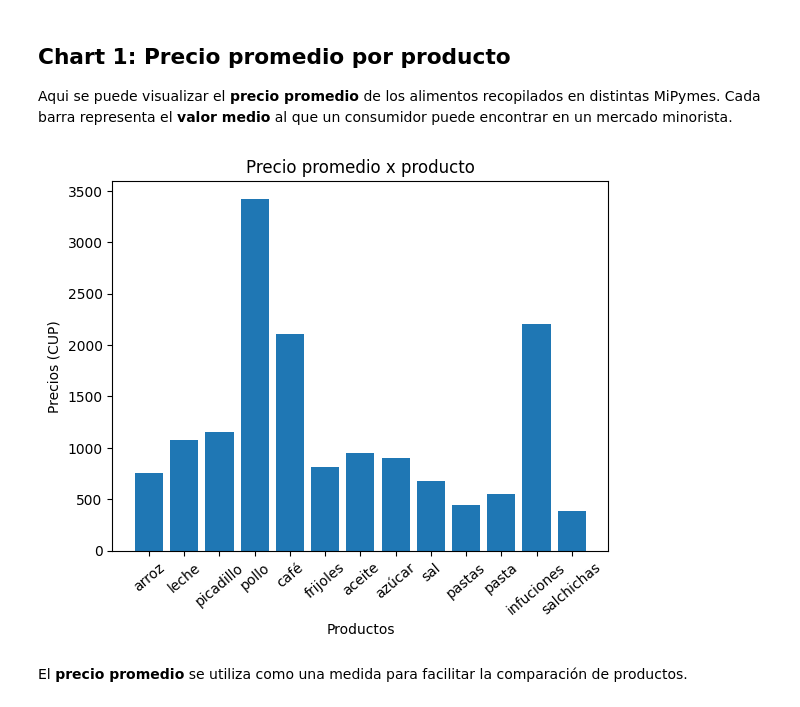
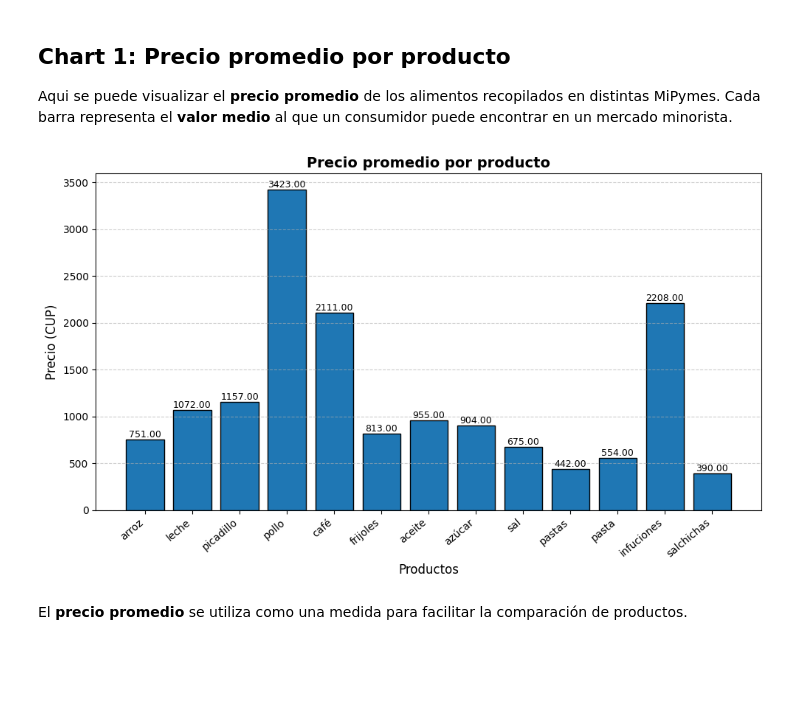
Before and after one commit to L14Npy/project_01, a Jupyter notebook: story.ipynb, the cells around one changed output. Cells and saved outputs as stored; diff of their text form; code cells hidden in the pictures; blank space fills up the shorter version.

Commit message:
graph edition

```diff
--- a/story.ipynb
+++ b/story.ipynb
@@ -42,9 +42,45 @@ Basket('basket.json')
 
 Aqui se puede visualizar el **precio promedio** de los alimentos recopilados en distintas MiPymes. Cada barra representa el **valor medio** al que un consumidor puede encontrar en un mercado minorista.
 # %%
+def ChartAverageProducts():
+    data = AverageProducts()
+    products = list(data.keys())
+    averages = list(data.values())
+
+    plt.figure(figsize=(10, 6))  # tamaño de la gráfica
+
+    bars = plt.bar(
+        products,
+        averages,
+        edgecolor='black',
+        linewidth=1
+    )
+
+    plt.title('Precio promedio por producto', fontsize=14, fontweight='bold')
+    plt.xlabel('Productos', fontsize=12)
+    plt.ylabel('Precio (CUP)', fontsize=12)
+
+    plt.xticks(rotation=40, ha='right')
+    plt.grid(axis='y', linestyle='--', alpha=0.6)
+
+    # Mostrar valor encima de cada barra
+    for bar in bars:
+        height = bar.get_height()
+        plt.text(
+            bar.get_x() + bar.get_width() / 2,
+            height,
+            f'{height:.2f}',
+            ha='center',
+            va='bottom',
+            fontsize=9
+        )
+
+    plt.tight_layout()
+    plt.show()
+
 ChartAverageProducts()
 # %% [output]
-[figure, old version]
+[figure, new version]
 # %% [markdown]
 El **precio promedio** se utiliza como una medida para facilitar la comparación de productos.
 # %% [markdown]
```
Also changed, not shown: parts of 7 cells of this notebook, 2 other files.
